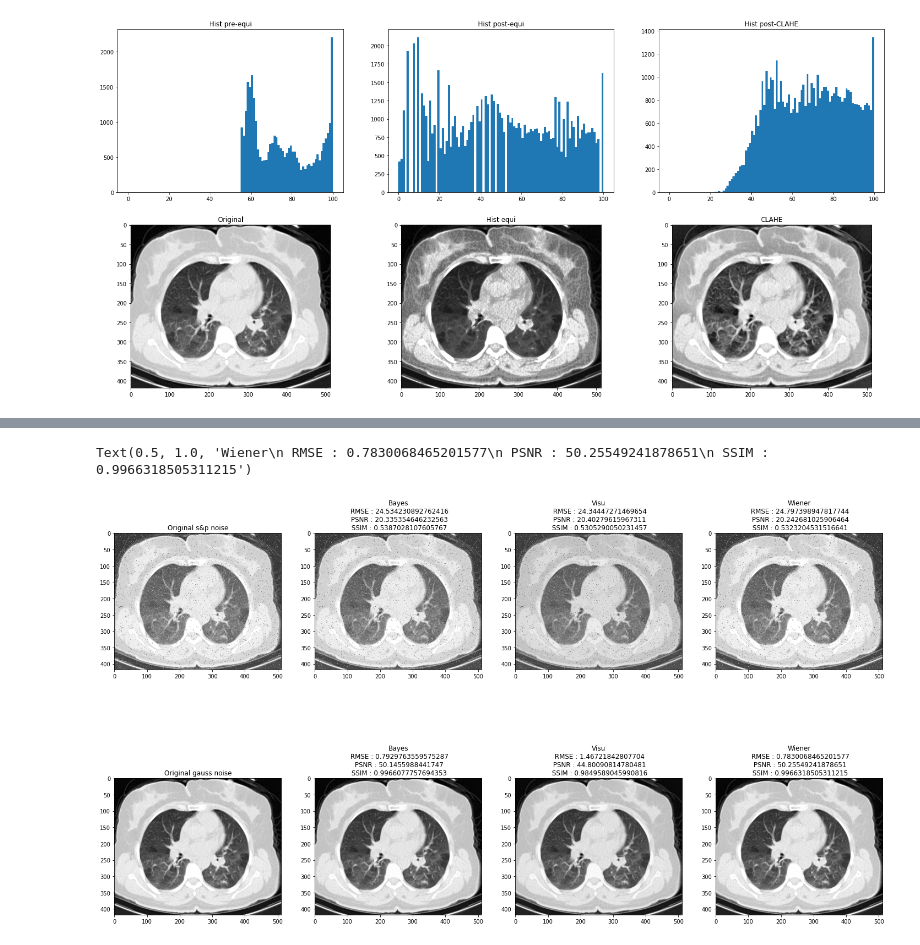
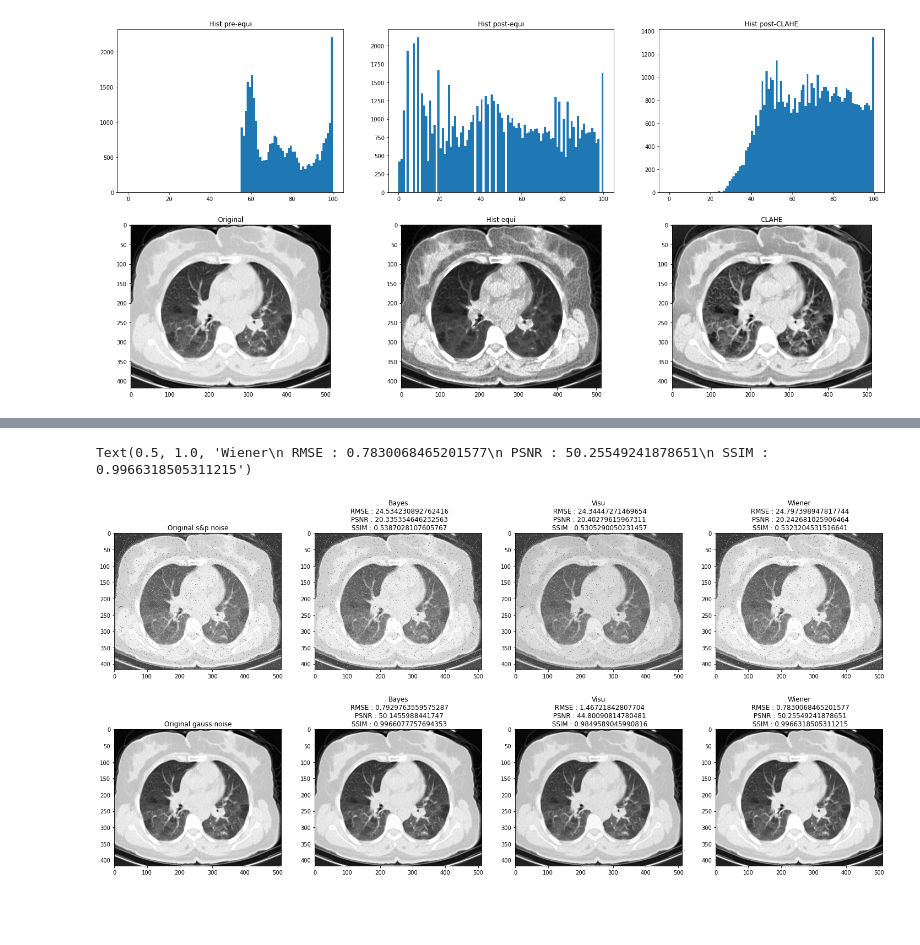
Before and after one commit to MulArt/Medical_Imaging, a Jupyter notebook: Pretraitement.ipynb, the cells around one changed output, grey strips where cells are left out. Cells and saved outputs as stored; diff of their text form; code cells hidden in the pictures; blank space fills up the shorter version.

```diff
--- a/Pretraitement.ipynb
+++ b/Pretraitement.ipynb
@@ -421,7 +421,7 @@ ssim_wie1=ssim(original,wie1)
 ssim_wie2=ssim(original,wie2)
 
 fig = plt.figure()
-fig.set_figheight(15)
+fig.set_figheight(12)
 fig.set_figwidth(25)
 
 fig.add_subplot(2,4,1)
@@ -430,31 +430,31 @@ plt.title('Original s&p noise')
 
 fig.add_subplot(2,4,2)
 plt.imshow(wavelet_bayes1, cmap='gray')
 plt.title("Bayes\n RMSE : {}\n PSNR : {}\n SSIM : {}".format(RMSE_bayes1,PSNR(original,wavelet_bayes1),ssim_bayes1))
 
 fig.add_subplot(2,4,3)
 plt.imshow(wavelet_visu1, cmap='gray')
 plt.title("Visu\n RMSE : {}\n PSNR : {}\n SSIM : {}".format(RMSE_visu1,PSNR(original,wavelet_visu1),ssim_visu1))
 
 fig.add_subplot(2,4,4)
 plt.imshow(wie1, cmap='gray')
 plt.title("Wiener\n RMSE : {}\n PSNR : {}\n SSIM : {}".format(RMSE_wie1,PSNR(original,wie1),ssim_wie1))
 
 fig.add_subplot(2,4,5)
 plt.imshow(img2, cmap='gray')
 plt.title('Original gauss noise')
 
 fig.add_subplot(2,4,6)
 plt.imshow(wavelet_bayes2, cmap='gray')
 plt.title("Bayes\n RMSE : {}\n PSNR : {}\n SSIM : {}".format(RMSE_bayes2,PSNR(original,wavelet_bayes2),ssim_bayes2))
 
 fig.add_subplot(2,4,7)
 plt.imshow(wavelet_visu2, cmap='gray')
 plt.title("Visu\n RMSE : {}\n PSNR : {}\n SSIM : {}".format(RMSE_visu2,PSNR(original,wavelet_visu2),ssim_visu2))
 
 fig.add_subplot(2,4,8)
 plt.imshow(wie2, cmap='gray')
 plt.title("Wiener\n RMSE : {}\n PSNR : {}\n SSIM : {}".format(RMSE_wie2,PSNR(original,wie2),ssim_wie2))
 # %% [output]
 Text(0.5, 1.0, 'Wiener\n RMSE : 0.7830068465201577\n PSNR : 50.25549241878651\n SSIM : 0.9966318505311215')
-[figure, old version]
+[figure, new version]
```
Also changed, not shown: parts of 1 cell of this notebook.
